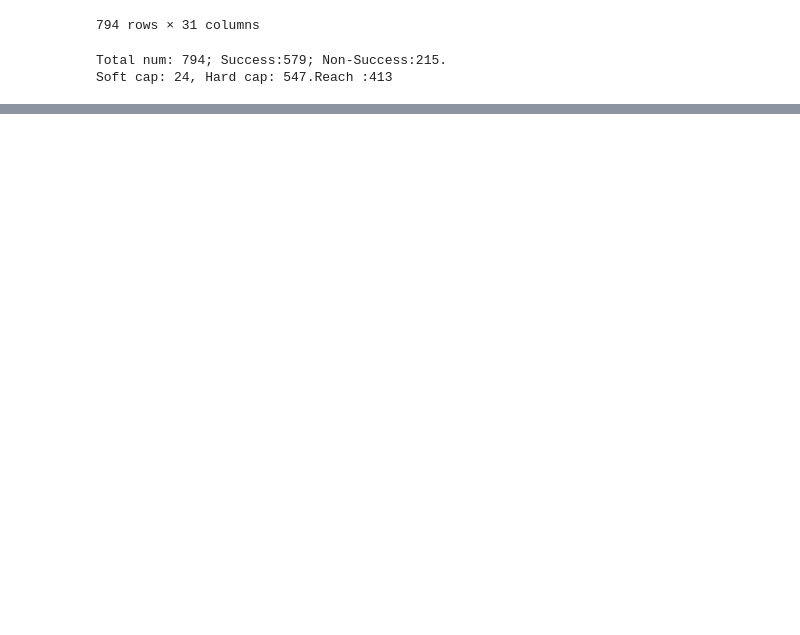
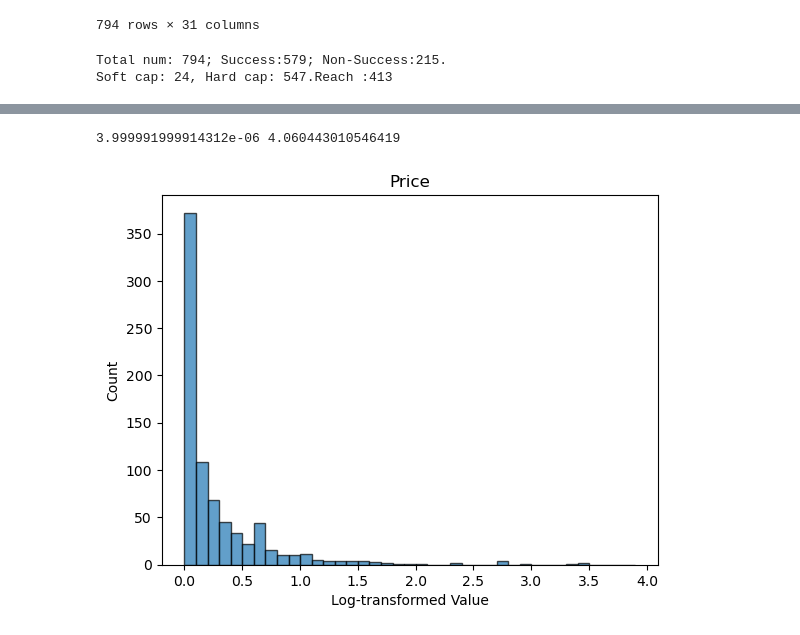
Before and after one commit to MaggieGeGe/ThesisCode, a Jupyter notebook: Code/venture.ipynb, the cells around one changed output, grey strips where cells are left out. Drawn from its saved outputs; the diff is of its cells as text; code cells hidden in the pictures; blank space fills up the shorter version.

```diff
--- a/Code/venture.ipynb
+++ b/Code/venture.ipynb
@@ -82,0 +213,20 @@ Index(['Unnamed: 0', 'Project', 'Abbr', 'Link', 'Sale Price', 'ROI',
+# %%
+
+bins = [i/10 for i in range(0,40,1)]
+
+data = np.log(1+df_venture['Sale Price'])
+print(min(data),max(data))
+# 创建直方图
+plt.hist(data, bins=bins, edgecolor='black',alpha= 0.7)
+
+
+# 添加标签和标题
+plt.xlabel('Log-transformed Value')
+plt.ylabel('Count')
+plt.title('Price')
+
+# 显示图形
+plt.show()
+# %% [output]
+3.999991999914312e-06 4.060443010546419
+[figure, added]
```
Also changed, not shown: parts of 8 cells of this notebook, 1 other file.
